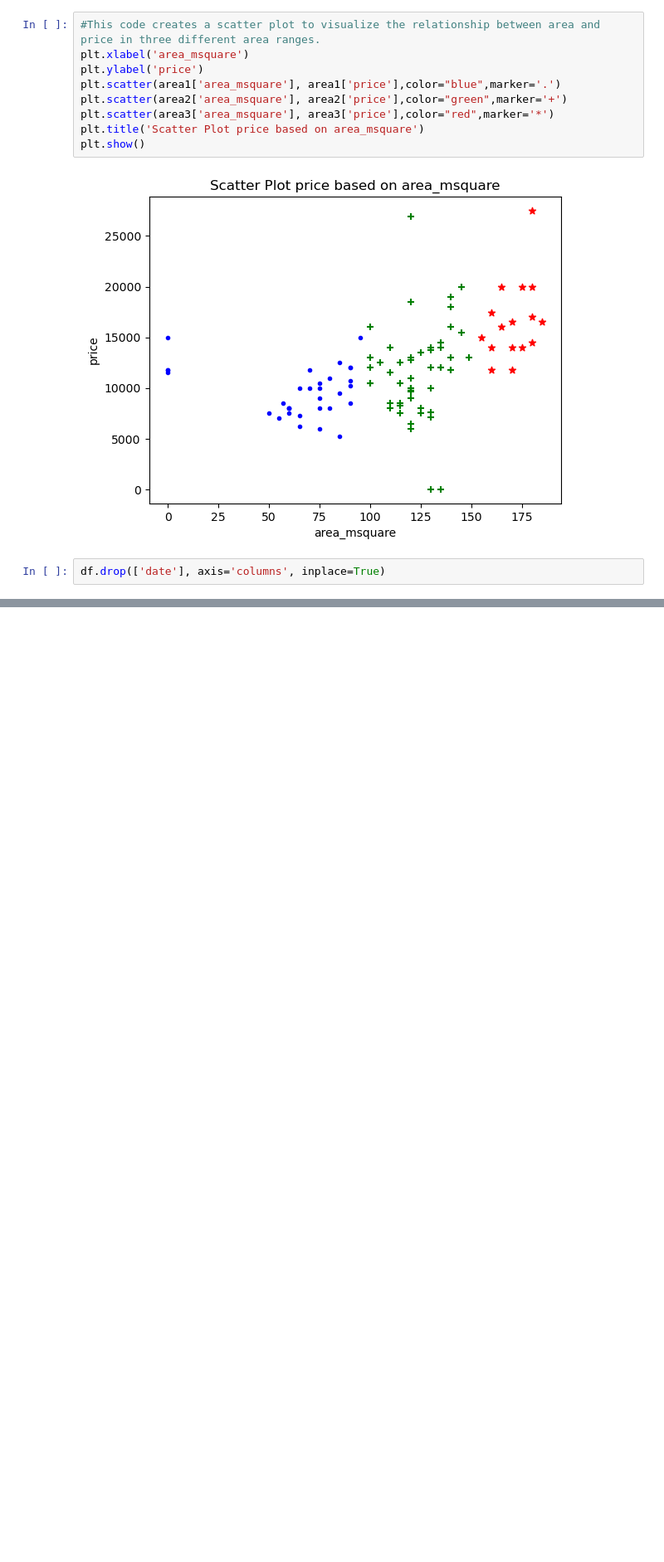
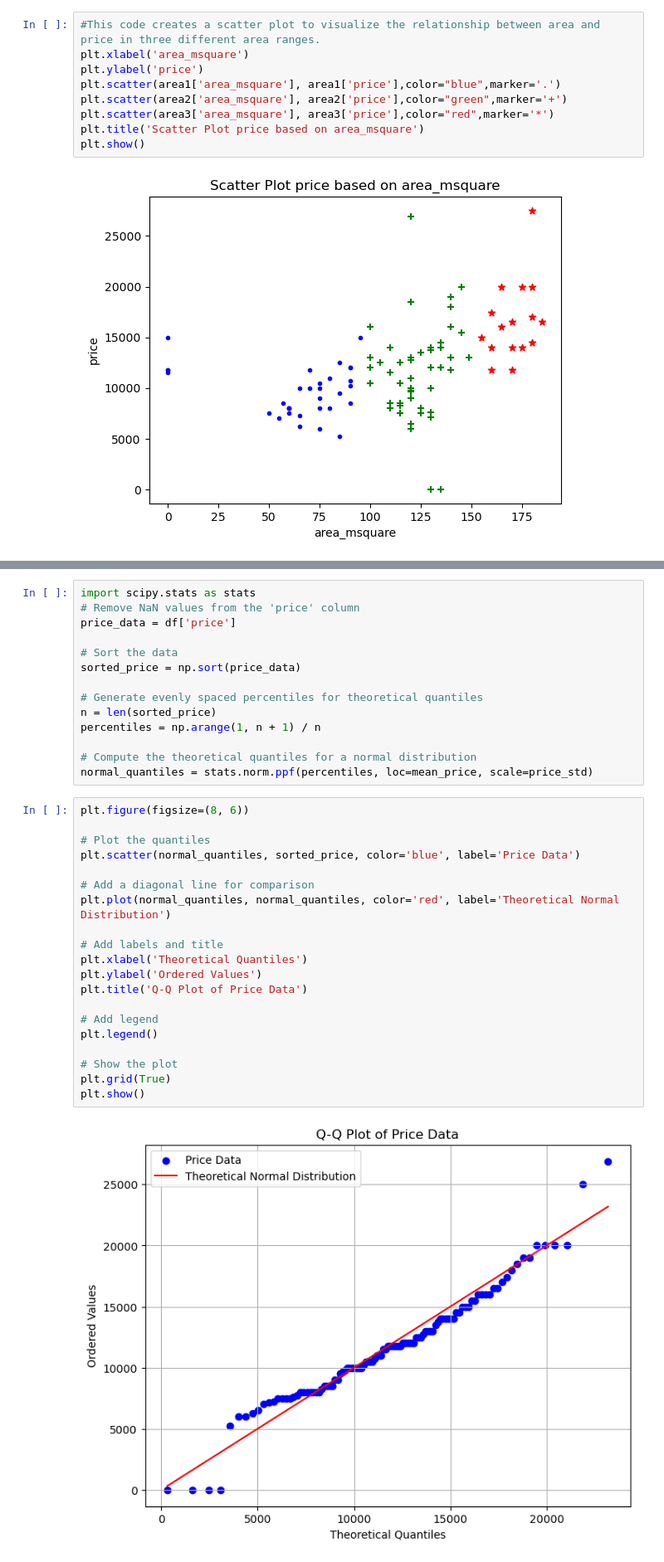
Before and after one commit to Lansarbac2020/Housepricedataset, a Jupyter notebook: main-data.ipynb, the cells around one changed output, grey strips where cells are left out. Shown: that part at 83% size. Saved outputs shown, nothing was run; the diff lists cells and outputs as text; blank space fills up the shorter version.

```diff
--- a/main-data.ipynb
+++ b/main-data.ipynb
@@ -454,5 +428,3 @@ plt.title('Scatter Plot price based on area_msquare')
 plt.show()
 # %% [output]
 [figure]
-# %%
-df.drop(['date'], axis='columns', inplace=True)
@@ -559,0 +477,36 @@ p-value: 0.02477440230326794
+# %%
+import scipy.stats as stats
+# Remove NaN values from the 'price' column
+price_data = df['price']
+
+# Sort the data
+sorted_price = np.sort(price_data)
+
+# Generate evenly spaced percentiles for theoretical quantiles
+n = len(sorted_price)
+percentiles = np.arange(1, n + 1) / n
+
+# Compute the theoretical quantiles for a normal distribution
+normal_quantiles = stats.norm.ppf(percentiles, loc=mean_price, scale=price_std)
+# %%
+plt.figure(figsize=(8, 6))
+
+# Plot the quantiles
+plt.scatter(normal_quantiles, sorted_price, color='blue', label='Price Data')
+
+# Add a diagonal line for comparison
+plt.plot(normal_quantiles, normal_quantiles, color='red', label='Theoretical Normal Distribution')
+
+# Add labels and title
+plt.xlabel('Theoretical Quantiles')
+plt.ylabel('Ordered Values')
+plt.title('Q-Q Plot of Price Data')
+
+# Add legend
+plt.legend()
+
+# Show the plot
+plt.grid(True)
+plt.show()
+# %% [output]
+[figure, added]
```
Also changed, not shown: parts of 8 cells of this notebook, 1 other file.
